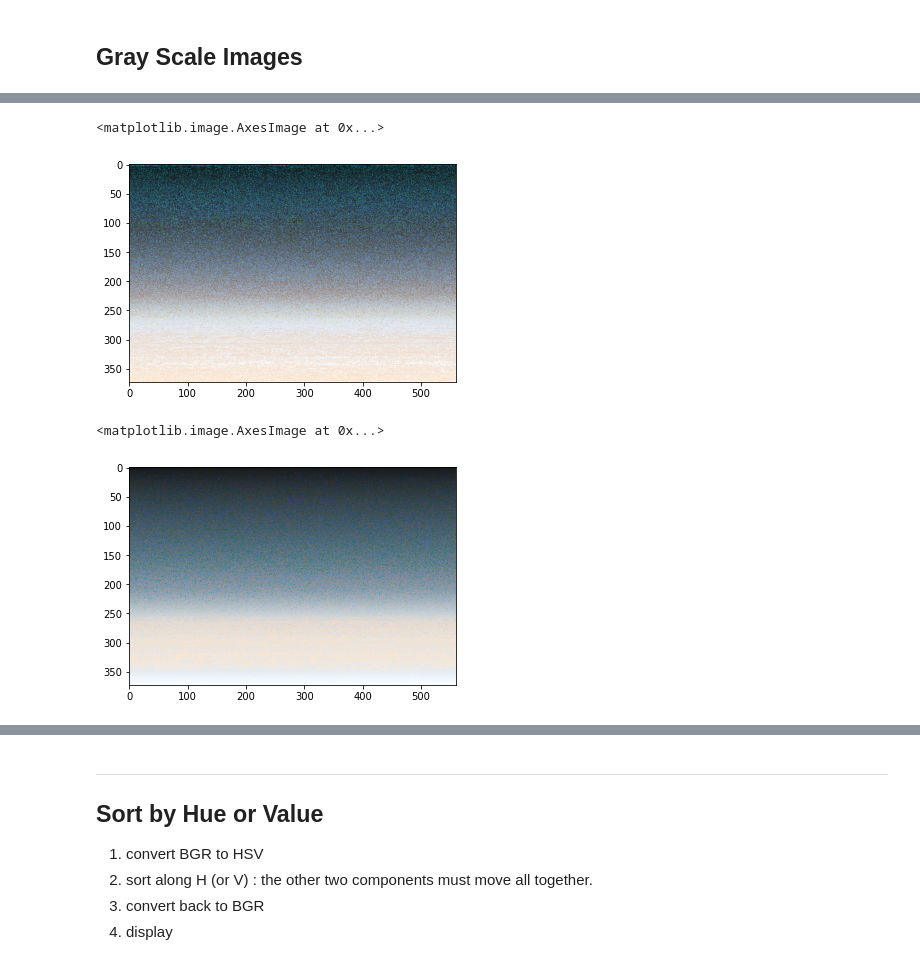
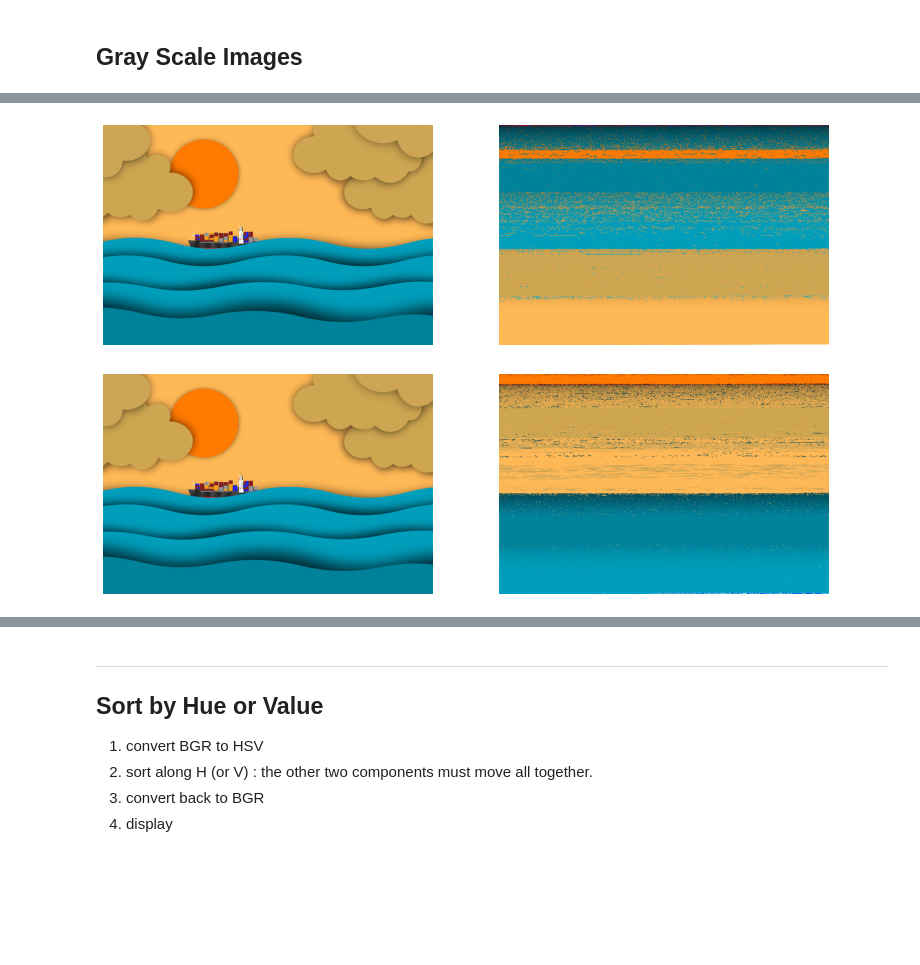
Before and after one commit to yongduek/MAS-2011, a Jupyter notebook: pixel_sort.ipynb, the cells around one changed output, grey strips where cells are left out. Drawn from its saved outputs; the diff is of its cells as text; code cells hidden in the pictures; blank space fills up the shorter version.

```diff
--- a/pixel_sort.ipynb
+++ b/pixel_sort.ipynb
@@ -5,6 +64,7 @@ import matplotlib.pyplot as plt
 # %%
-im = cv2.imread("pixels/image-15.png")
-im = cv2.imread("pixels/sogang.jpg")
+# retrieve an RGB image
+im = cv2.imread("pixels/image-15.png")[:,:,::-1]
+# im = cv2.imread("pixels/sogang.jpg")
 print(type(im), im.shape)
 plt.imshow(im);
 # %% [output]
@@ -23,0 +73,10 @@ plt.imshow(imsort0);
+# %%
+def show(im, im2):
+    ii = [im, im2]
+    fig, axis = plt.subplots(1,2, figsize=(13,6))
+    for ax, v in zip(axis, ii):
+        if len(im.shape) == 2:
+            ax.imshow(v, cmap='gray')
+        else:
+            ax.imshow(v)
+        ax.set_axis_off()
@@ -23,0 +106,6 @@ plt.imshow(imsort0);
+# %%
+# sorting along the vertical axis
+im = cv2.imread("pixels/image-15.png")[:,:,::-1]
+
+imsort0 = np.sort(im, axis=0)
+show(im, imsort0)
@@ -92,0 +211,6 @@ plt.imshow(im);
+# %%
+ii = im.reshape((-1,3)); print(ii.shape)
+b = ii[:,0]; print(b.shape)  # red channel
+a = b.argsort();
+jj = ii[a].reshape(im.shape)
+show(im, jj)
@@ -93,20 +221,18 @@ plt.imshow(im);
 # %%
 ii = im.reshape((-1,3))
 ii.shape
-b = ii[:,0]
+b = ii[:,1]   # green channel
 a = b.argsort(); a; b[a]; ii[a]
-ii = ii[a].reshape(im.shape)
-plt.imshow(ii)
+jj = ii[a].reshape(im.shape)
+show(im, jj)
 # %% [output]
-<matplotlib.image.AxesImage at 0x...>
-[figure, old version]
+[figure, new version]
 # %%
 ii = im.reshape((-1,3))
 ii.shape
-b = ii[:,1]
+b = ii[:,2]  # blue channel
 a = b.argsort(); a; b[a]; ii[a]
-ii = ii[a].reshape(im.shape)
-plt.imshow(ii)
+jj = ii[a].reshape(im.shape)
+show(im, jj)
 # %% [output]
-<matplotlib.image.AxesImage at 0x...>
-[figure, old version]
+[figure, new version]
```
Also changed, not shown: parts of 37 cells of this notebook, 4 other files.
